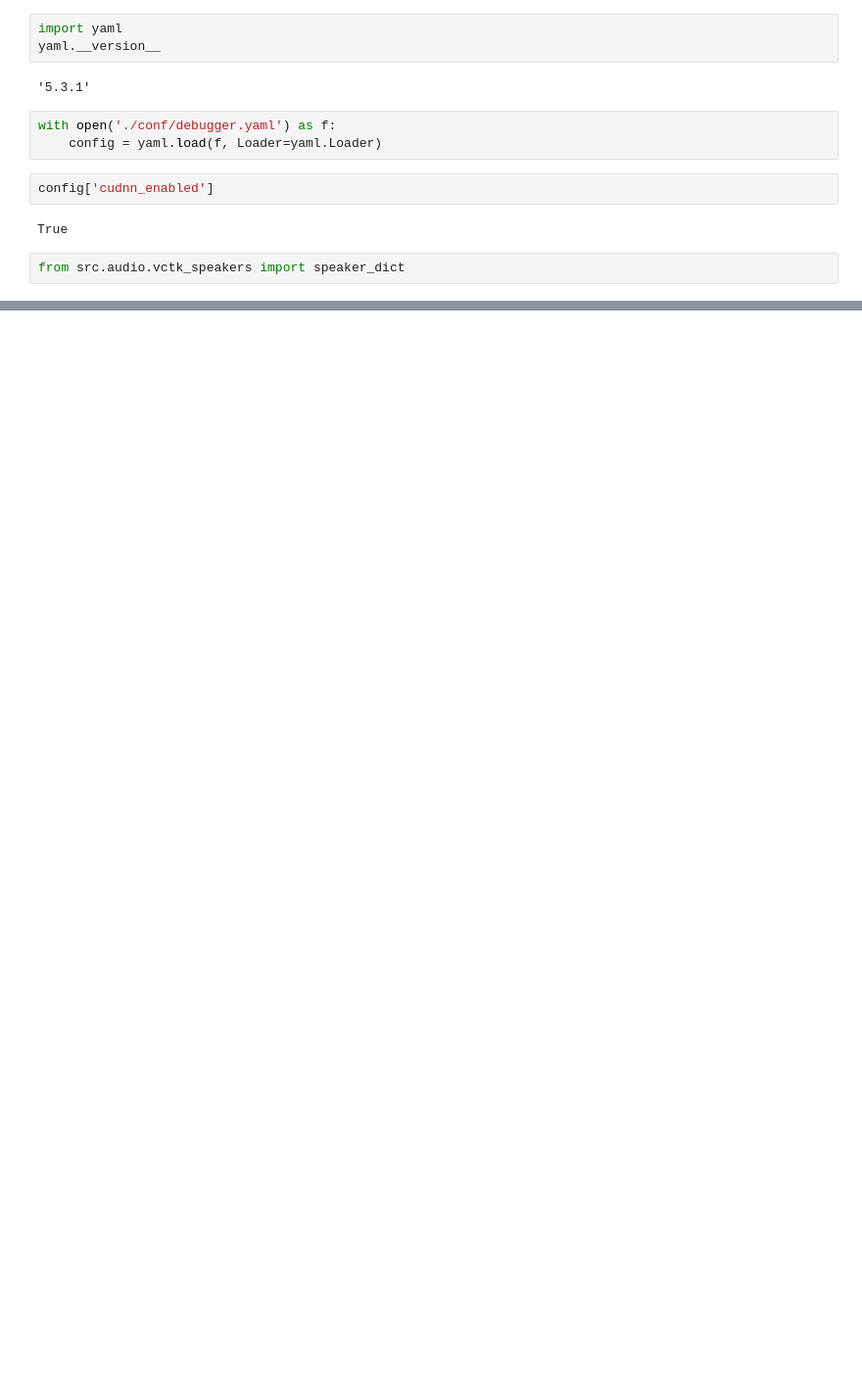
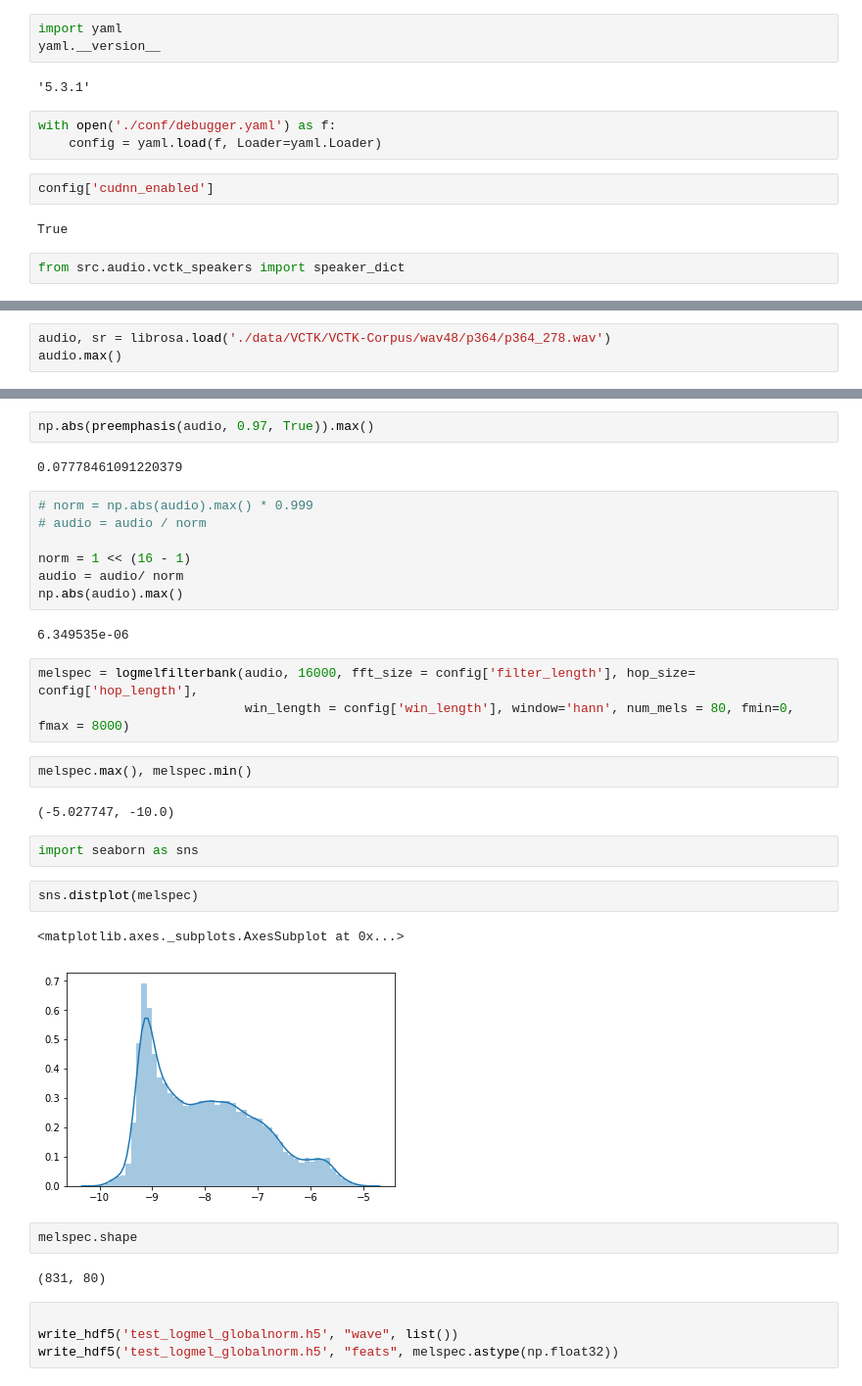
Before and after one commit to lucashueda/pt_etts, a Jupyter notebook: Untitled.ipynb, the cells around one changed output, grey strips where cells are left out. Shown at 98% size. Saved outputs shown, nothing was run; the diff lists cells and outputs as text; blank space fills up the shorter version.

```diff
--- a/Untitled.ipynb
+++ b/Untitled.ipynb
@@ -405,0 +435,3 @@ KeyError: '334'
+# %%
+audio, sr = librosa.load('./data/VCTK/VCTK-Corpus/wav48/p364/p364_278.wav')
+audio.max()
@@ -405,0 +456,35 @@ KeyError: '334'
+# %%
+np.abs(preemphasis(audio, 0.97, True)).max()
+# %% [output]
+0.07778461091220379
+# %%
+# norm = np.abs(audio).max() * 0.999
+# audio = audio / norm
+
+norm = 1 << (16 - 1)
+audio = audio/ norm
+np.abs(audio).max()
+# %% [output]
+6.349535e-06
+# %%
+melspec = logmelfilterbank(audio, 16000, fft_size = config['filter_length'], hop_size= config['hop_length'],
+                           win_length = config['win_length'], window='hann', num_mels = 80, fmin=0, fmax = 8000)
+# %%
+melspec.max(), melspec.min()
+# %% [output]
+(-5.027747, -10.0)
+# %%
+import seaborn as sns
+# %%
+sns.distplot(melspec)
+# %% [output]
+<matplotlib.axes._subplots.AxesSubplot at 0x...>
+[figure, added]
+# %%
+melspec.shape
+# %% [output]
+(831, 80)
+# %%
+
+write_hdf5('test_logmel_globalnorm.h5', "wave", list())
+write_hdf5('test_logmel_globalnorm.h5', "feats", melspec.astype(np.float32))
```
Also changed, not shown: parts of 51 cells of this notebook, 14 other files.
